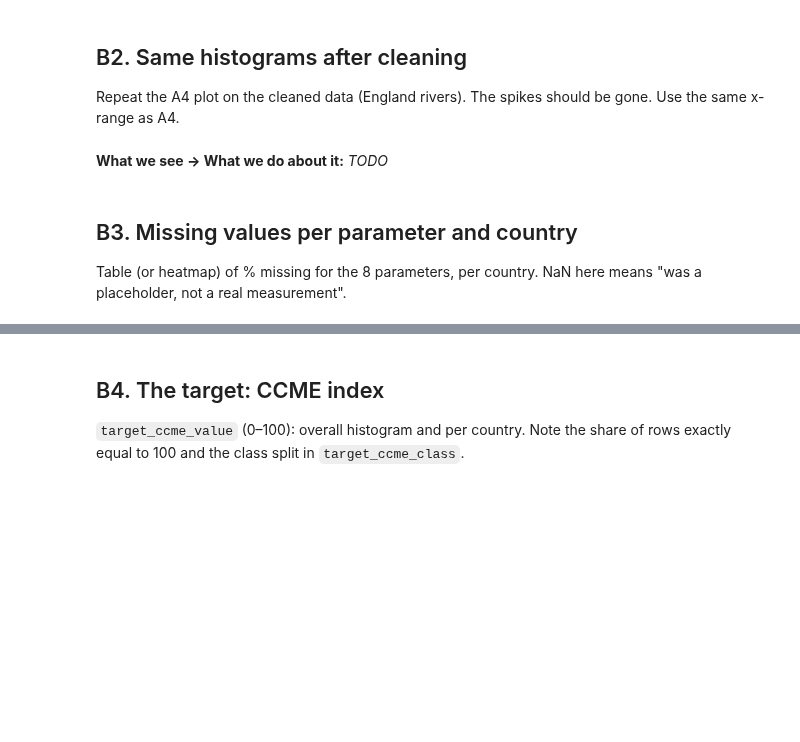
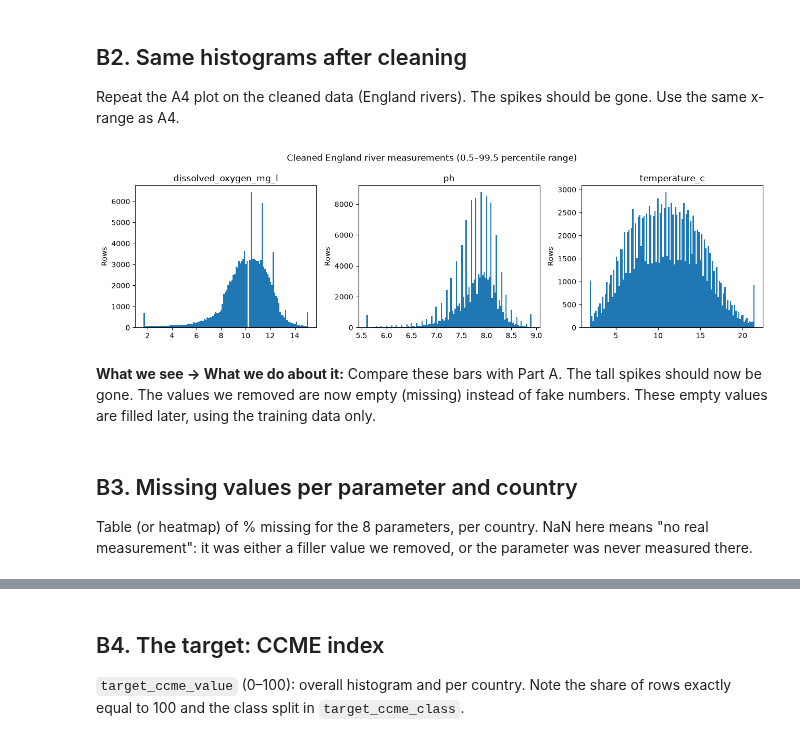
Before and after one commit to Priyal-2005/water-quality-prediction, a Jupyter notebook: notebooks/01_eda.ipynb, the cells around one changed output, grey strips where cells are left out. Saved outputs shown, nothing was run; the diff lists cells and outputs as text; code cells hidden in the pictures; blank space fills up the shorter version.

```diff
--- a/notebooks/01_eda.ipynb
+++ b/notebooks/01_eda.ipynb
@@ -74,4 +170,12 @@ Table: for each of the 8 parameters, % of rows equal to the single most common v
 ## A5. Impossible values and duplicates
 Count rows outside the physical ranges in `PHYSICAL_RULES` (e.g. temperature above 40 °C, pH outside 0–14) and exact duplicate rows.
 # %%
-# TODO: loop over PHYSICAL_RULES, raw.duplicated().sum()
+rows = []
+for col, (lo, hi, reason) in PHYSICAL_RULES.items():
+    if col in raw.columns:
+        bad = raw[col].notna() & ((raw[col] < lo) | (raw[col] > hi))
+        rows.append({"parameter": col, "allowed_range": f"{lo} to {hi}",
+                     "outside_range_rows": int(bad.sum()), "reason": reason})
+display(pd.DataFrame(rows))
+dup_count = int(raw.duplicated().sum())
+print(f"Exact duplicate rows: {dup_count:,} ({dup_count/len(raw)*100:.2f}% of raw rows)")
@@ -94,4 +225,9 @@ Keep what Part C needs from the raw table (missing % per parameter, row count, r
 ## B1. Load `final_dataset.csv`
 The only processed file. Show shape, number of stations, year range, `head()`, dtypes. Columns `split` (by station) and `split_time` (by year) label each row.
 # %%
-# TODO: df = pd.read_csv(FINAL_PATH, parse_dates=['date'])
+df = pd.read_csv(FINAL_PATH, parse_dates=["date"])
+print(f"Cleaned shape: {df.shape[0]:,} rows × {df.shape[1]:,} columns")
+print(f"Unique stations: {df['site_id'].nunique():,}")
+print(f"Date range: {df['date'].min().date()} to {df['date'].max().date()}")
+display(df.head())
+display(df.dtypes.to_frame("dtype"))
@@ -99,10 +262,21 @@ The only processed file. Show shape, number of stations, year range, `head()`, d
 ## B2. Same histograms after cleaning
 Repeat the A4 plot on the cleaned data (England rivers). The spikes should be gone. Use the same x-range as A4.
 # %%
-# TODO: 1x3 histograms, save as eda_b2_clean_hists.png
+eng2 = df[(df["country"] == "England") & (df["waterbody_type"] == "River")]
+fig, axes = plt.subplots(1, 3, figsize=(13, 3.8))
+for ax, col in zip(axes, SENSOR_COLS):
+    x = eng2[col].dropna()
+    if len(x):
+        lo, hi = x.quantile([0.005, 0.995]); x = x.clip(lo, hi)
+        ax.hist(x, bins=120)
+    ax.set_title(col); ax.set_ylabel("Rows")
+fig.suptitle("Cleaned England river measurements (0.5–99.5 percentile range)")
+fig.tight_layout(); fig.savefig(os.path.join(FIG_DIR, "eda_b2_clean_hists.png"), dpi=200); plt.show()
+# %% [output]
+[figure, added]
 # %% [markdown]
-**What we see → What we do about it:** *TODO*
+**What we see → What we do about it:** Compare these bars with Part A. The tall spikes should now be gone. The values we removed are now empty (missing) instead of fake numbers. These empty values are filled later, using the training data only.
 # %% [markdown]
 ## B3. Missing values per parameter and country
-Table (or heatmap) of % missing for the 8 parameters, per country. NaN here means "was a placeholder, not a real measurement".
+Table (or heatmap) of % missing for the 8 parameters, per country. NaN here means "no real measurement": it was either a filler value we removed, or the parameter was never measured there.
 # %%
```
Also changed, not shown: parts of 32 cells of this notebook, 10 other files.
